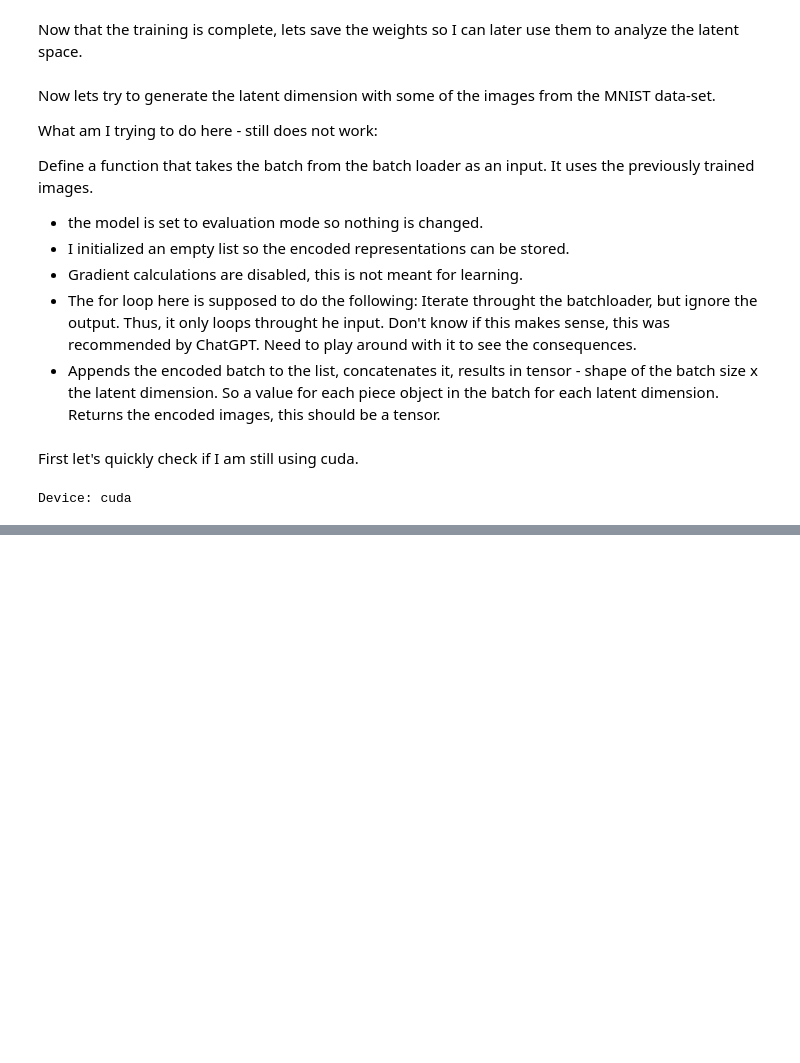
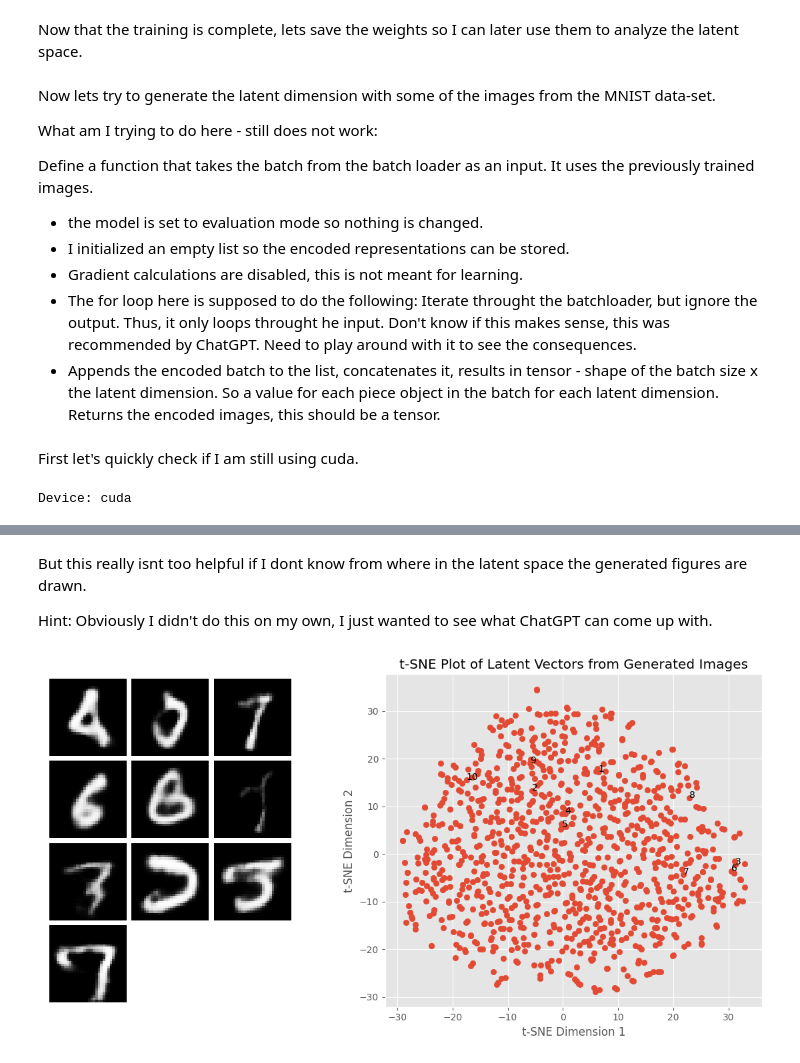
Before and after one commit to tchaase/pytorch_mnist_vae, a Jupyter notebook: code/vae.ipynb, the cells around one changed output, grey strips where cells are left out. Drawn from its saved outputs; the diff is of its cells as text; code cells hidden in the pictures; blank space fills up the shorter version.

```diff
--- a/code/vae.ipynb
+++ b/code/vae.ipynb
@@ -403,0 +481,60 @@ ModuleNotFoundError: No module named 'sklearn'
+# %% [markdown]
+But this really isnt too helpful if I dont know from where in the latent space the generated figures are drawn.
+
+Hint: Obviously I didn't do this on my own, I just wanted to see what ChatGPT can come up with.
+# %%
+import torchvision.utils as vutils
+from sklearn.manifold import TSNE
+import matplotlib.pyplot as plt
+
+def generate_samples_from_latent_space(model, latent_dim, num_samples=10):
+    model.eval()  # Set the model to evaluation mode
+    with torch.no_grad():
+        latent_samples = torch.randn(1000, latent_dim).to(model.dec1.weight.device)  # Generate random latent vectors
+        latent_samples = latent_samples.view(-1, latent_dim, 1, 1)  # Reshape the latent samples
+
+        hidden = model.fc2(latent_samples.view(-1, latent_dim))  # Pass latent vectors through fc2 layer
+        hidden = hidden.view(-1, 64, 1, 1)  # Reshape the hidden layer output
+
+        # Pass through decoder layers
+        x = F.relu(model.dec1(hidden))
+        x = F.relu(model.dec2(x))
+        x = F.relu(model.dec3(x))
+        generated_images = torch.sigmoid(model.dec4(x))  # Apply sigmoid to the final layer output
+
+        # Generate t-SNE plot for latent vectors of generated images
+        generated_latent_vectors = hidden.view(-1, 64).cpu().numpy()
+        tsne = TSNE(n_components=2, random_state=0, perplexity=30)
+        generated_latent_vectors_tsne = tsne.fit_transform(generated_latent_vectors)
+
+    vutils.save_image(generated_images[:num_samples], 'generated_samples.png', normalize=True)
+    grid = vutils.make_grid(generated_images[:num_samples], nrow=int(num_samples**0.5), normalize=True, pad_value=1)
+    plt.figure(figsize=(12, 6))
+    plt.subplot(1, 2, 1)
+    plt.imshow(grid.permute(1, 2, 0).cpu())
+    plt.axis('off')
+
+    plt.subplot(1, 2, 2)
+    scatter = plt.scatter(generated_latent_vectors_tsne[:, 0], generated_latent_vectors_tsne[:, 1])
+    plt.xlabel('t-SNE Dimension 1')
+    plt.ylabel('t-SNE Dimension 2')
+    plt.title('t-SNE Plot of Latent Vectors from Generated Images')
+
+    # Add legend indicating picture numbers
+    picture_numbers = list(range(1, num_samples + 1))
+    #legend_elements = [plt.Line2D([0], [0], marker='o', color='w', label=f'Picture {i}') for i in picture_numbers]
+    #plt.legend(handles=legend_elements, loc='upper right')
+
+    # Add text annotations for picture numbers at each corresponding dot
+    for i, txt in enumerate(picture_numbers):
+        plt.annotate(txt, (generated_latent_vectors_tsne[i, 0], generated_latent_vectors_tsne[i, 1]))
+
+    plt.tight_layout()
+    plt.show()
+
+
+# Usage
+latent_dim = 16  # Set the desired number of latent dimensions
+generate_samples_from_latent_space(model, latent_dim, num_samples=10)  # Generate 10 samples and display them along with the t-SNE plot
+# %% [output]
+[figure, added]
```
Also changed, not shown: parts of 17 cells of this notebook, 1 other file.
